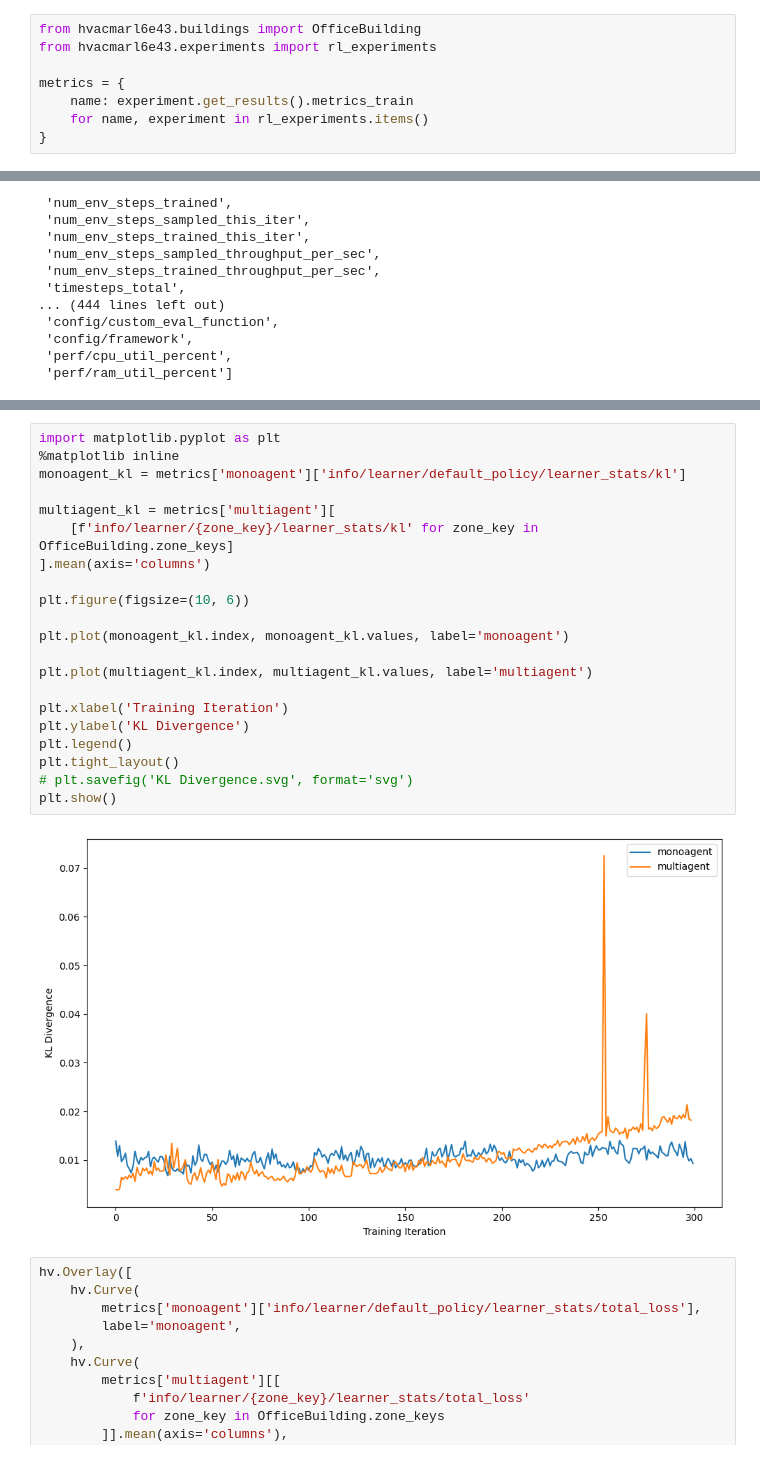
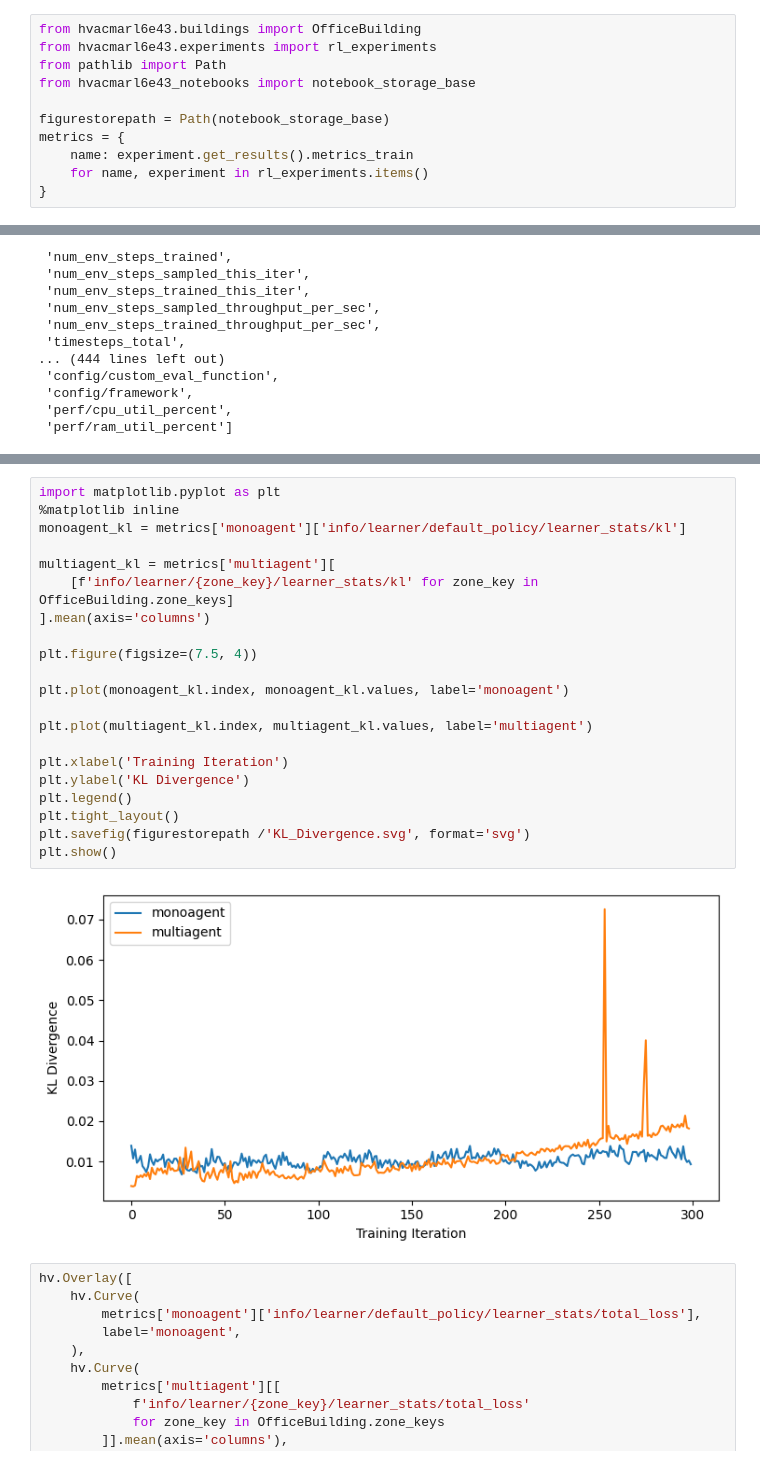
Before and after one commit to BuildingGym/hvacmarl6e43, a Jupyter notebook: packages/hvacmarl6e43_notebooks/viz_metrics.ipynb, the cells around one changed output, grey strips where cells are left out. Cells and saved outputs as stored; diff of their text form.

```diff
--- a/packages/hvacmarl6e43_notebooks/viz_metrics.ipynb
+++ b/packages/hvacmarl6e43_notebooks/viz_metrics.ipynb
@@ -1,7 +1,10 @@
 # %%
 from hvacmarl6e43.buildings import OfficeBuilding
 from hvacmarl6e43.experiments import rl_experiments
+from pathlib import Path
+from hvacmarl6e43_notebooks import notebook_storage_base
 
+figurestorepath = Path(notebook_storage_base)
 metrics = {
     name: experiment.get_results().metrics_train
     for name, experiment in rl_experiments.items()
@@ -59,26 +65,26 @@ hv.Overlay([
 # %%
 import matplotlib.pyplot as plt
 %matplotlib inline
 monoagent_kl = metrics['monoagent']['info/learner/default_policy/learner_stats/kl']
 
 multiagent_kl = metrics['multiagent'][
     [f'info/learner/{zone_key}/learner_stats/kl' for zone_key in OfficeBuilding.zone_keys]
 ].mean(axis='columns')
 
-plt.figure(figsize=(10, 6))
+plt.figure(figsize=(7.5, 4))
 
 plt.plot(monoagent_kl.index, monoagent_kl.values, label='monoagent')
 
 plt.plot(multiagent_kl.index, multiagent_kl.values, label='multiagent')
 
 plt.xlabel('Training Iteration')
 plt.ylabel('KL Divergence')
 plt.legend()
 plt.tight_layout()
-# plt.savefig('KL Divergence.svg', format='svg')
+plt.savefig(figurestorepath /'KL_Divergence.svg', format='svg')
 plt.show()
 # %% [output]
-[figure, old version]
+[figure, new version]
 # %%
 hv.Overlay([
     hv.Curve(
```
Also changed, not shown: parts of 2 cells of this notebook, 29 other files.
